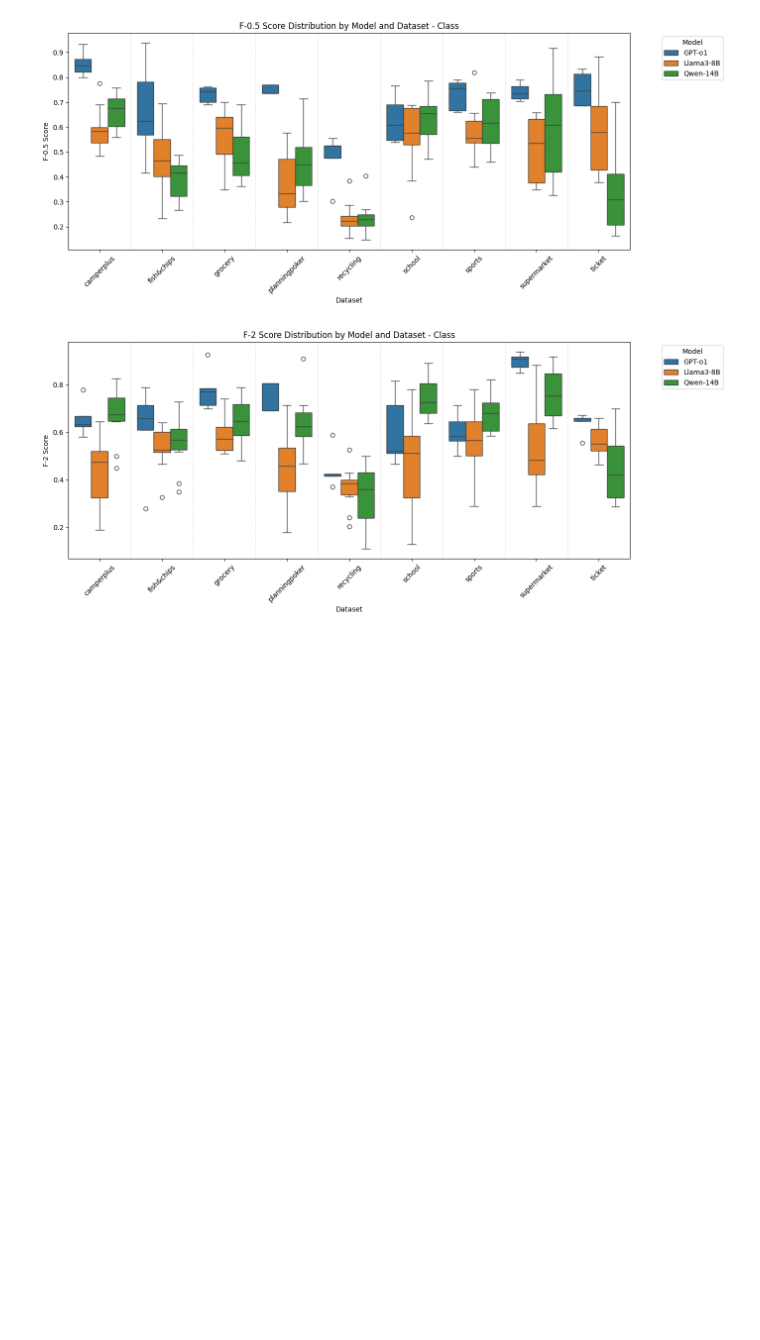
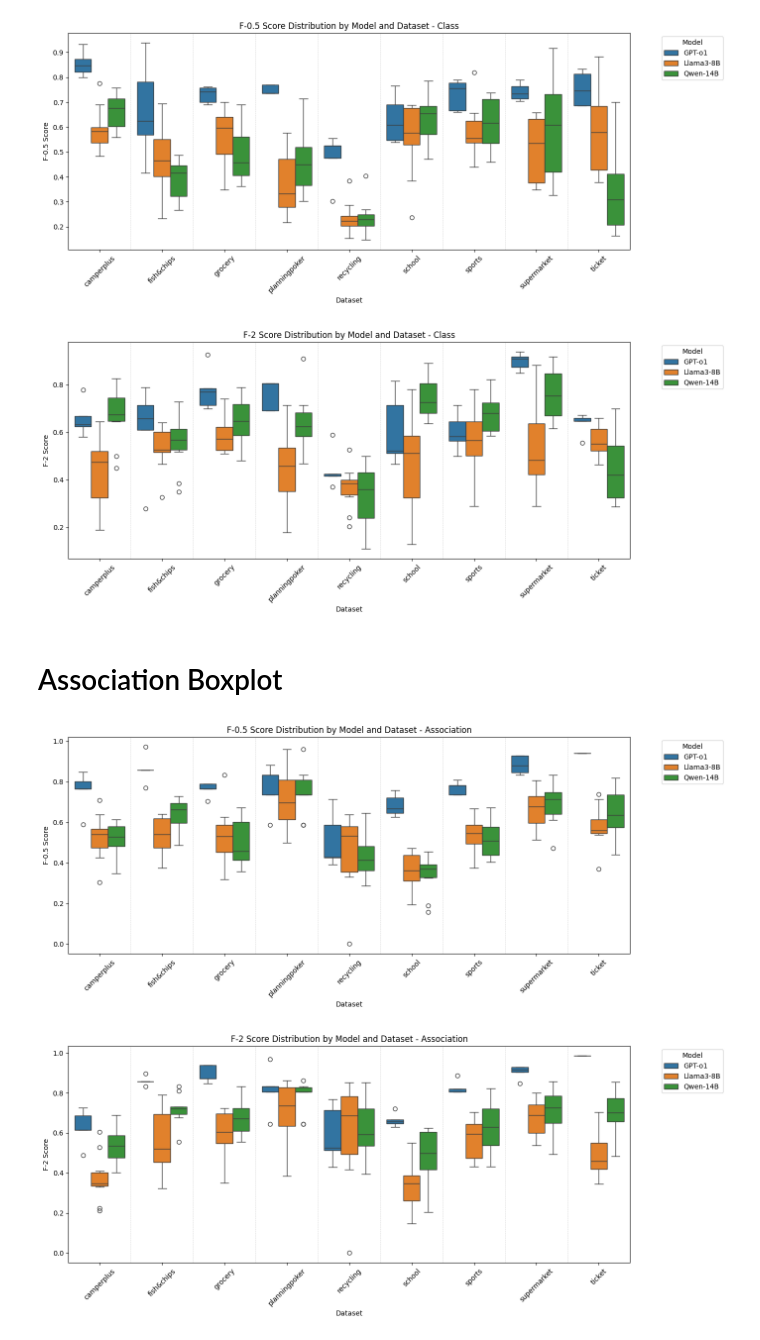
Before and after one commit to rexchou0715/VisualNarrator-v2, a Jupyter notebook: statistical analysis/boxplot.ipynb, the cells around one changed output. Drawn from its saved outputs; the diff is of its cells as text; code cells hidden in the pictures; blank space fills up the shorter version.

Commit message:
move boxplot analysis

```diff
--- a/src/class_assoc_pipeline/utils/boxplot.ipynb
+++ b/statistical analysis/boxplot.ipynb
@@ -46,5 +48,6 @@ def collect_data(experiment_type):
 # %%
-df_class = collect_data(experiment_type="class")
+experiment_type = "class"
+df_class = collect_data(experiment_type=experiment_type)
 
 # Create the box plot
 plt.figure(figsize=(14, 6))
@@ -71,3 +74,34 @@ plt.show()
 # %% [output]
 [figure]
 [figure]
+# %% [markdown]
+# Association Boxplot
+# %%
+experiment_type = "association"
+df_class = collect_data(experiment_type=experiment_type)
+
+# Create the box plot
+plt.figure(figsize=(14, 6))
+ax = sns.boxplot(data=df_class, x="Dataset", y=f"F-0.5 Score", hue="Model")
+for i in range(1, len(ax.get_xticks())):
+    ax.axvline(x=i - 0.5, color='lightgray', linestyle='--', linewidth=0.6)
+
+plt.title(f"F-0.5 Score Distribution by Model and Dataset - {experiment_type.capitalize()}")
+plt.xticks(rotation=45)
+plt.legend(title="Model", bbox_to_anchor=(1.05, 1), loc='upper left')
+plt.tight_layout()
+plt.show()
+
+plt.figure(figsize=(14, 6))
+ax = sns.boxplot(data=df_class, x="Dataset", y=f"F-2 Score", hue="Model")
+for i in range(1, len(ax.get_xticks())):
+    ax.axvline(x=i - 0.5, color='lightgray', linestyle='--', linewidth=0.6)
+
+plt.title(f"F-2 Score Distribution by Model and Dataset - {experiment_type.capitalize()}")
+plt.xticks(rotation=45)
+plt.legend(title="Model", bbox_to_anchor=(1.05, 1), loc='upper left')
+plt.tight_layout()
+plt.show()
+# %% [output]
+[figure, added]
+[figure, added]
```
Also changed, not shown: parts of 1 cell of this notebook.
